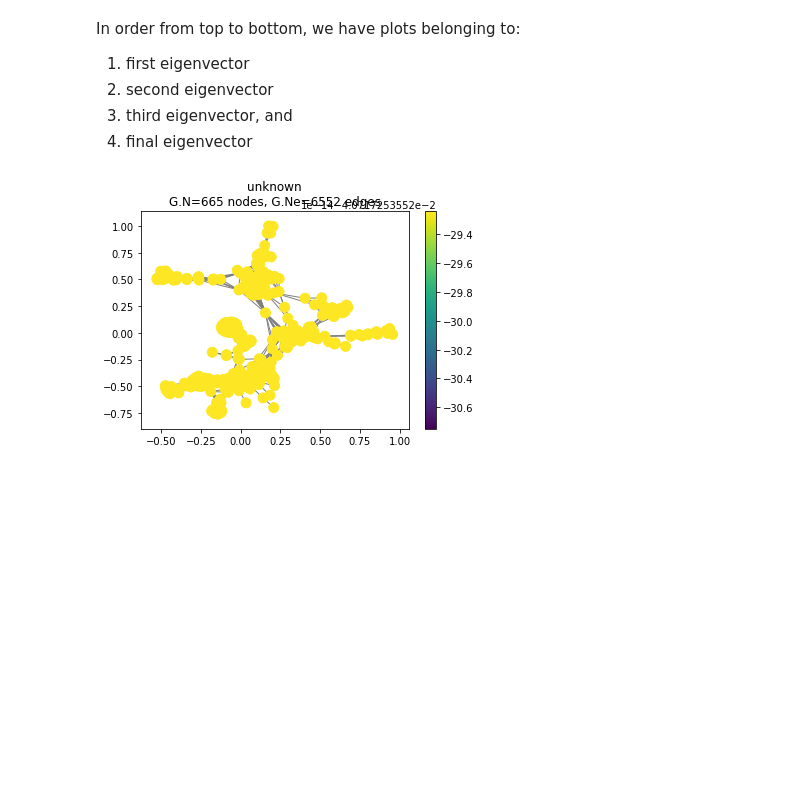
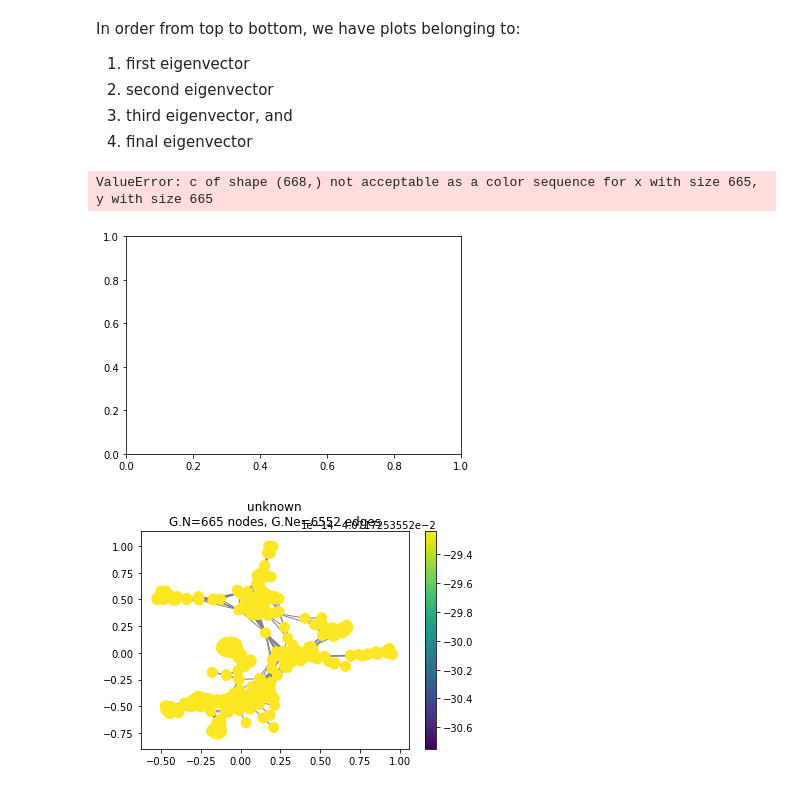
Before and after one commit to Kakavand/EPFL-antiterrorAssignment, a Jupyter notebook: John/4_graph_signal_processing.ipynb, the cells around one changed output. Cells and saved outputs as stored; diff of their text form; code cells hidden in the pictures; blank space fills up the shorter version.

```diff
--- a/John/4_graph_signal_processing.ipynb
+++ b/John/4_graph_signal_processing.ipynb
@@ -164,6 +156,12 @@ In order from top to bottom, we have plots belonging to:
 2. second eigenvector
 3. third eigenvector, and
 4. final eigenvector
+# %%
+plt.scatter(U[:,1], U[:,2], c=labels, alpha=0.5)
+plt.colorbar()
+# %% [output]
+ValueError: c of shape (668,) not acceptable as a color sequence for x with size 665, y with size 665
+[figure, added]
 # %%
 graph = pg.graphs.Graph(A)
 graph.set_coordinates('spring')  # Force-directed layout.
```
Also changed, not shown: parts of 1 cell of this notebook.
